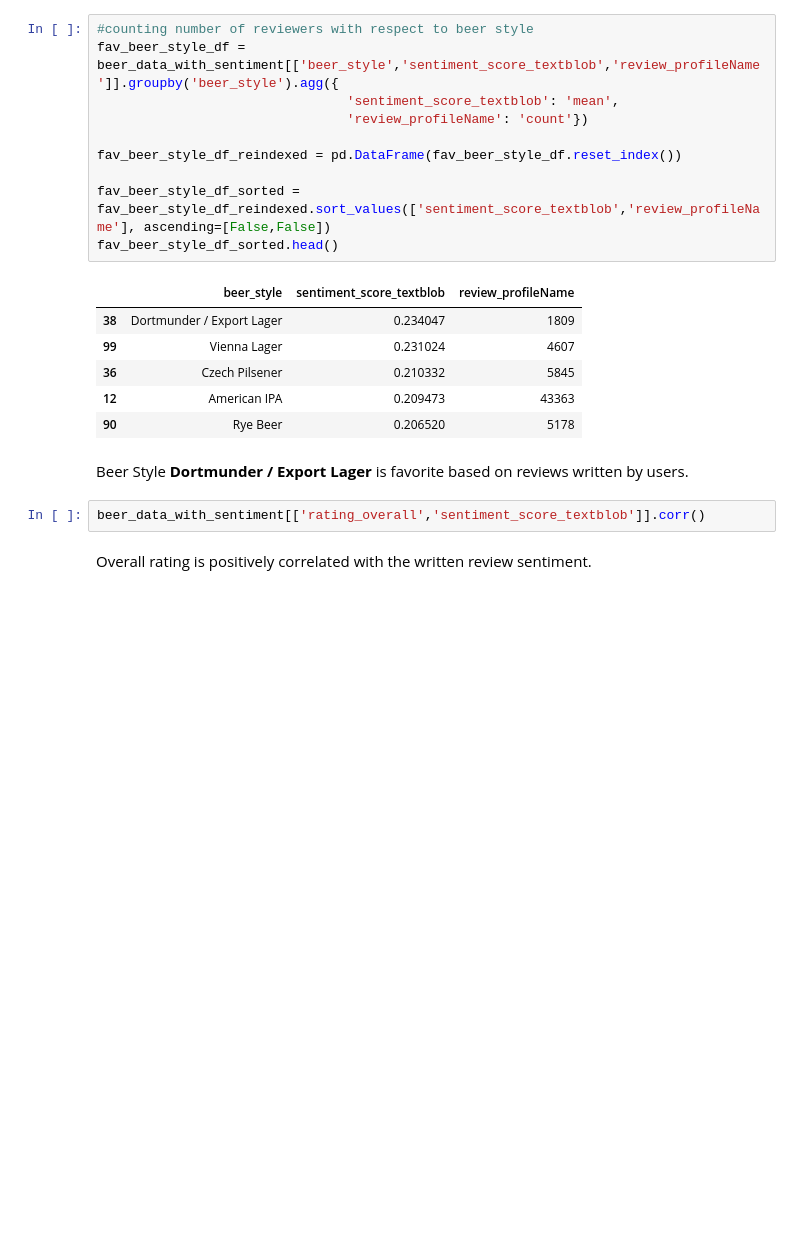
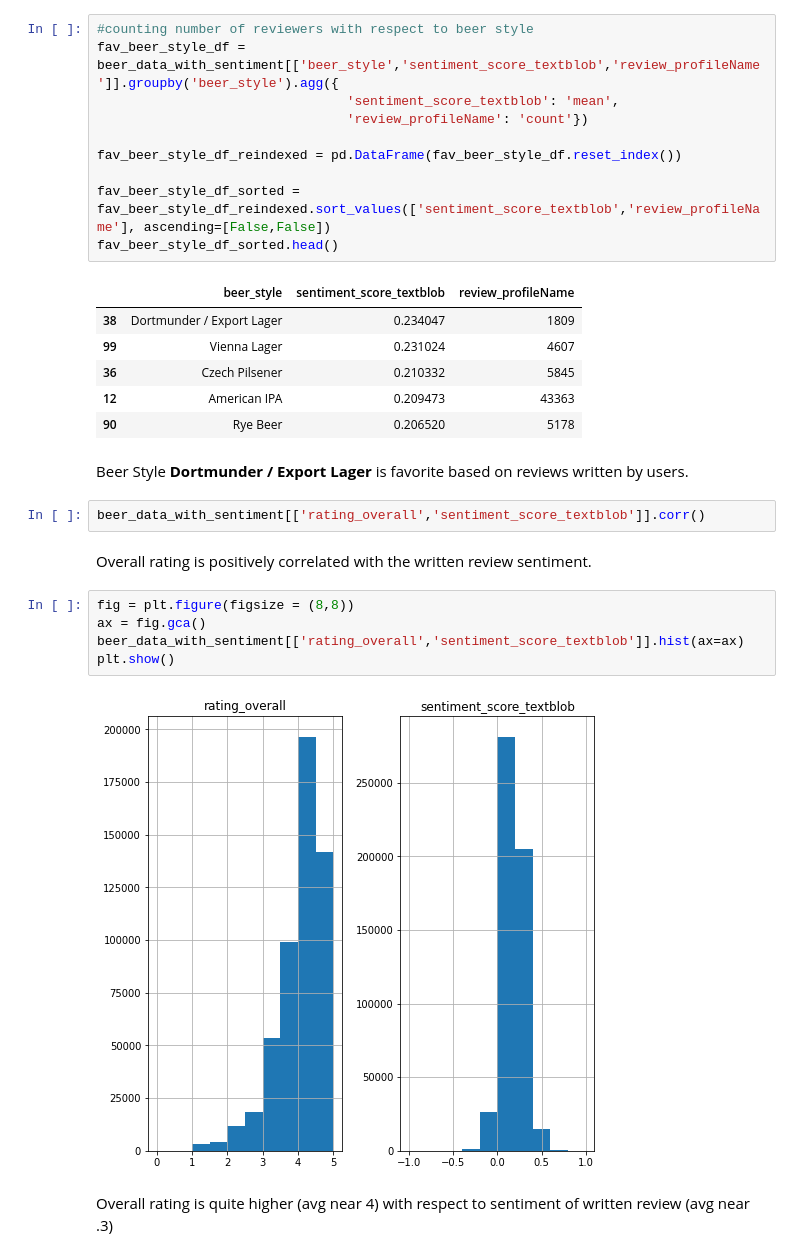
Before and after one commit to dfive/EHI-Project, a Jupyter notebook: EHI_Project.ipynb, the cells around one changed output. Drawn from its saved outputs; the diff is of its cells as text; blank space fills up the shorter version.

```diff
--- a/EHI_Project.ipynb
+++ b/EHI_Project.ipynb
@@ -794,3 +794,12 @@ Beer Style **Dortmunder / Export Lager** is favorite based on reviews written by
 beer_data_with_sentiment[['rating_overall','sentiment_score_textblob']].corr()
 # %% [markdown]
 Overall rating is positively correlated with the written review sentiment.
+# %%
+fig = plt.figure(figsize = (8,8))
+ax = fig.gca()
+beer_data_with_sentiment[['rating_overall','sentiment_score_textblob']].hist(ax=ax)
+plt.show()
+# %% [output]
+[figure, added]
+# %% [markdown]
+Overall rating is quite higher (avg near 4) with respect to sentiment of written review (avg near .3)
```
